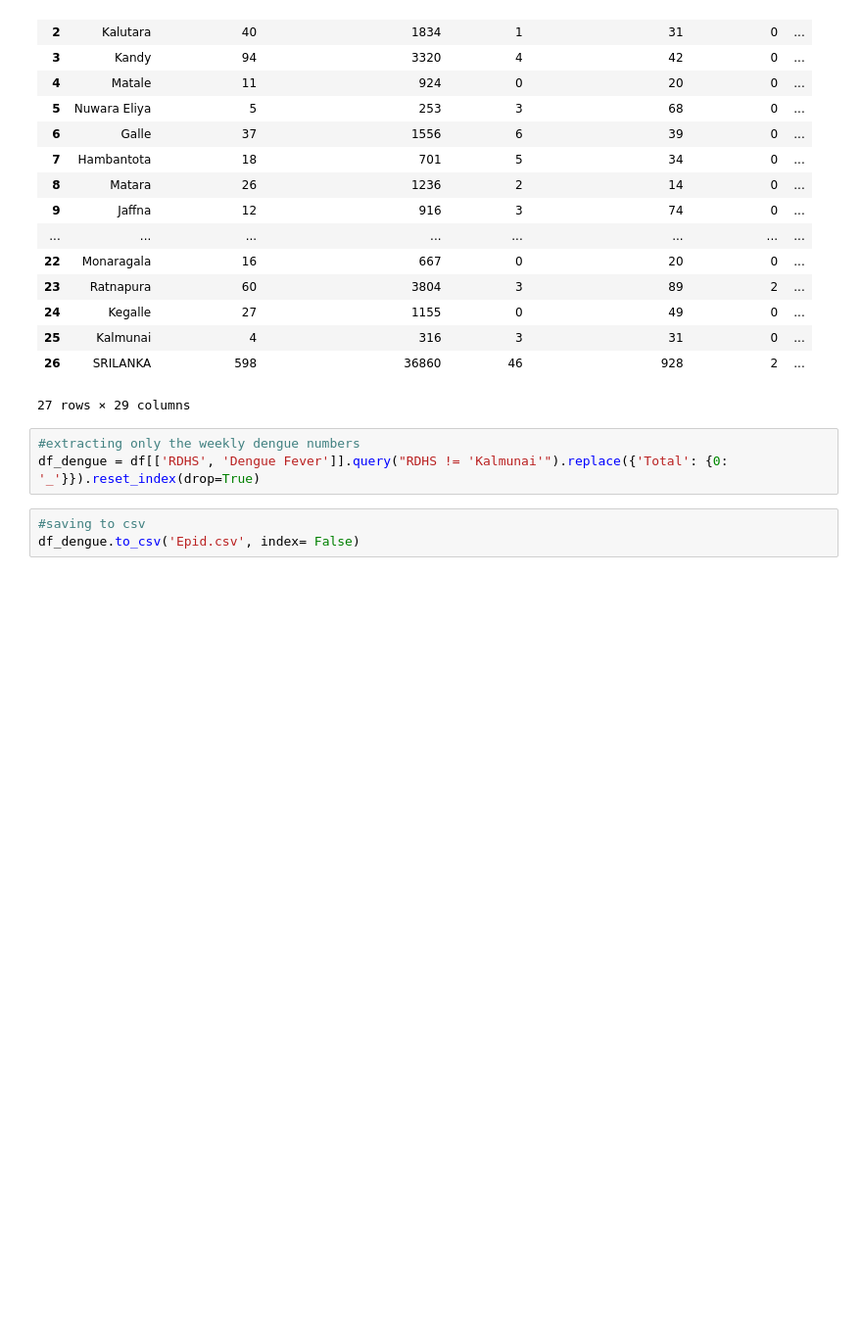
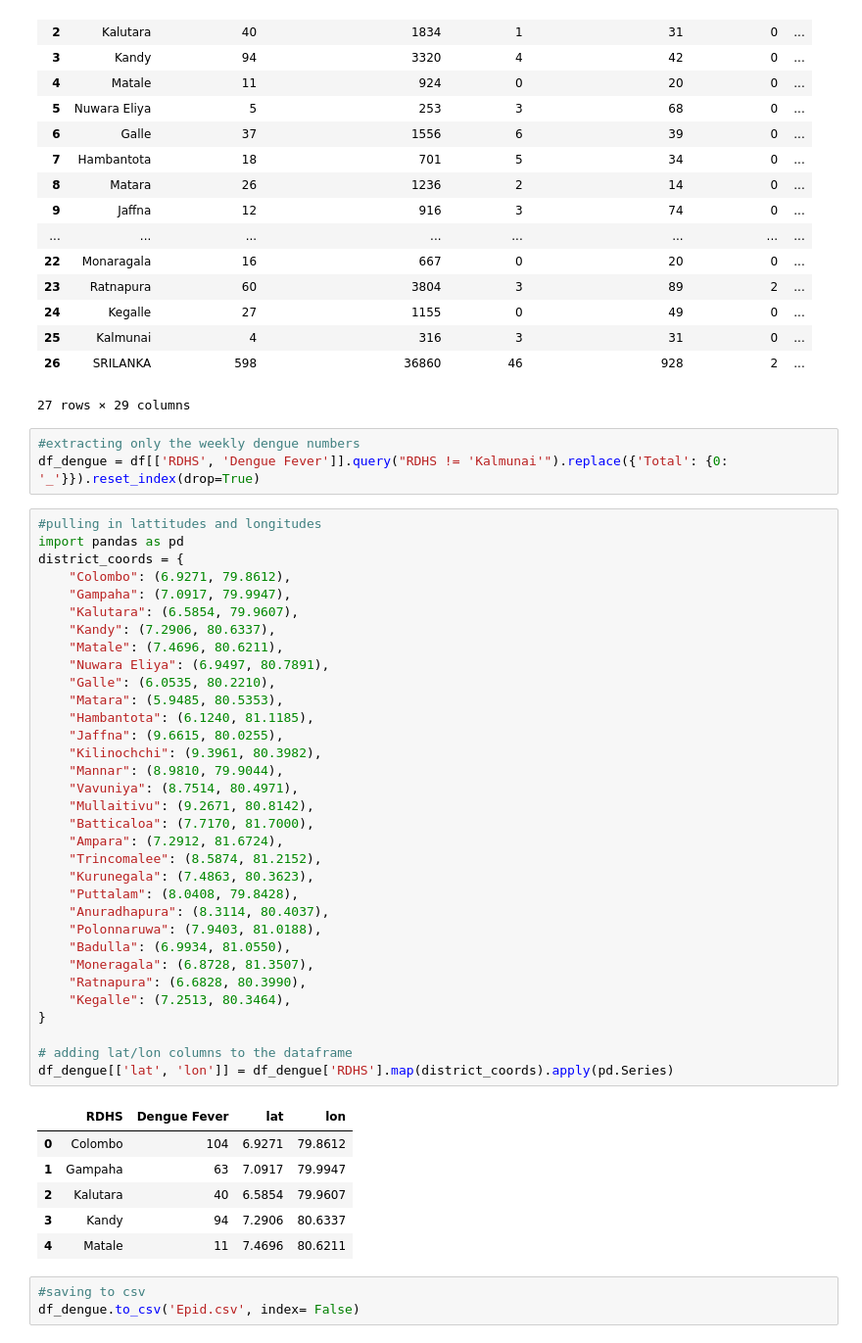
Before and after one commit to DimuthuAttanayake/Dengue, a Jupyter notebook: dengue.ipynb, the cells around one changed output. Shown at 98% size. Saved outputs shown, nothing was run; the diff lists cells and outputs as text; blank space fills up the shorter version.

```diff
--- a/dengue.ipynb
+++ b/dengue.ipynb
@@ -121,6 +121,46 @@ df
 # %%
 #extracting only the weekly dengue numbers
 df_dengue = df[['RDHS', 'Dengue Fever']].query("RDHS != 'Kalmunai'").replace({'Total': {0: '_'}}).reset_index(drop=True)
+# %%
+#pulling in lattitudes and longitudes
+import pandas as pd
+district_coords = {
+    "Colombo": (6.9271, 79.8612),
+    "Gampaha": (7.0917, 79.9947),
+    "Kalutara": (6.5854, 79.9607),
+    "Kandy": (7.2906, 80.6337),
+    "Matale": (7.4696, 80.6211),
+    "Nuwara Eliya": (6.9497, 80.7891),
+    "Galle": (6.0535, 80.2210),
+    "Matara": (5.9485, 80.5353),
+    "Hambantota": (6.1240, 81.1185),
+    "Jaffna": (9.6615, 80.0255),
+    "Kilinochchi": (9.3961, 80.3982),
+    "Mannar": (8.9810, 79.9044),
+    "Vavuniya": (8.7514, 80.4971),
+    "Mullaitivu": (9.2671, 80.8142),
+    "Batticaloa": (7.7170, 81.7000),
+    "Ampara": (7.2912, 81.6724),
+    "Trincomalee": (8.5874, 81.2152),
+    "Kurunegala": (7.4863, 80.3623),
+    "Puttalam": (8.0408, 79.8428),
+    "Anuradhapura": (8.3114, 80.4037),
+    "Polonnaruwa": (7.9403, 81.0188),
+    "Badulla": (6.9934, 81.0550),
+    "Moneragala": (6.8728, 81.3507),
+    "Ratnapura": (6.6828, 80.3990),
+    "Kegalle": (7.2513, 80.3464),
+}
+
+# adding lat/lon columns to the dataframe
+df_dengue[['lat', 'lon']] = df_dengue['RDHS'].map(district_coords).apply(pd.Series)
+# %% [output]
+|  | RDHS | Dengue Fever | lat | lon |
+| 0 | Colombo | 104 | 6.9271 | 79.8612 |
+| 1 | Gampaha | 63 | 7.0917 | 79.9947 |
+| 2 | Kalutara | 40 | 6.5854 | 79.9607 |
+| 3 | Kandy | 94 | 7.2906 | 80.6337 |
+| 4 | Matale | 11 | 7.4696 | 80.6211 |
 # %%
 #saving to csv
 df_dengue.to_csv('Epid.csv', index= False)
```
Also changed, not shown: 1 other file.
